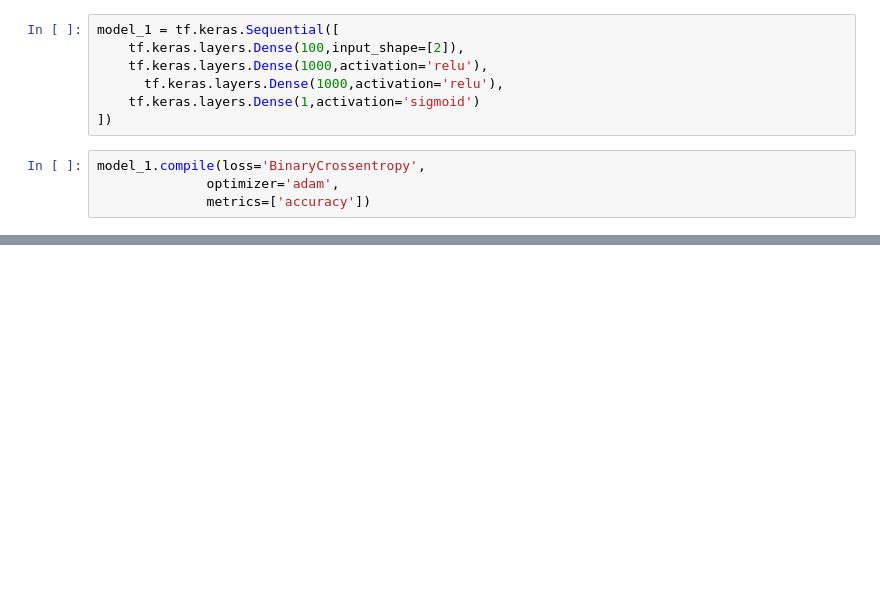
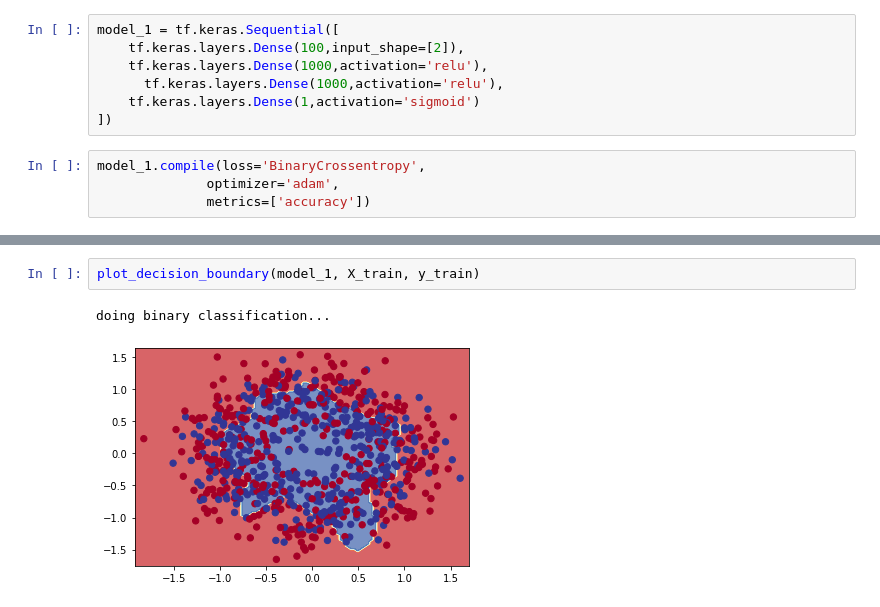
Before and after one commit to RoseVZ/TensorflowCert, a Jupyter notebook: Classification.ipynb, the cells around one changed output, grey strips where cells are left out. Saved outputs shown, nothing was run; the diff lists cells and outputs as text; blank space fills up the shorter version.

```diff
--- a/Classification.ipynb
+++ b/Classification.ipynb
@@ -113,0 +220,5 @@ model_1.evaluate(X_test,y_test)
+# %%
+plot_decision_boundary(model_1, X_train, y_train)
+# %% [output]
+doing binary classification...
+[figure, added]
```
Also changed, not shown: parts of 23 cells of this notebook.
